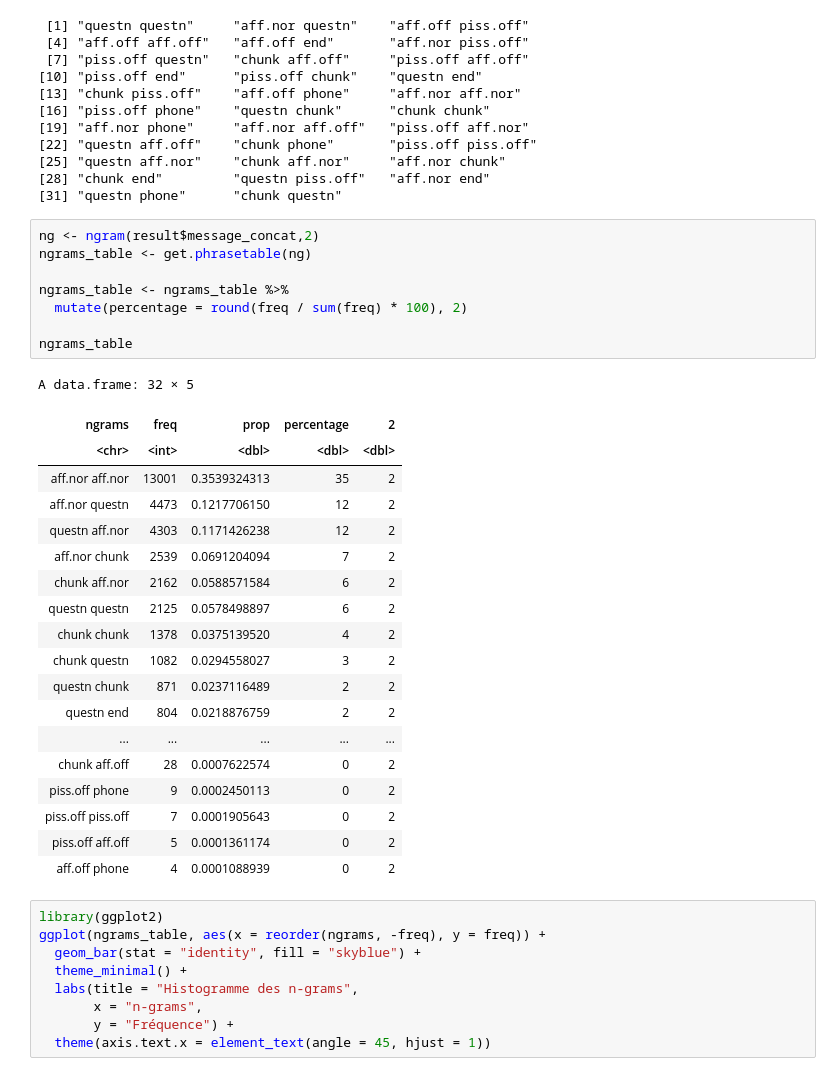
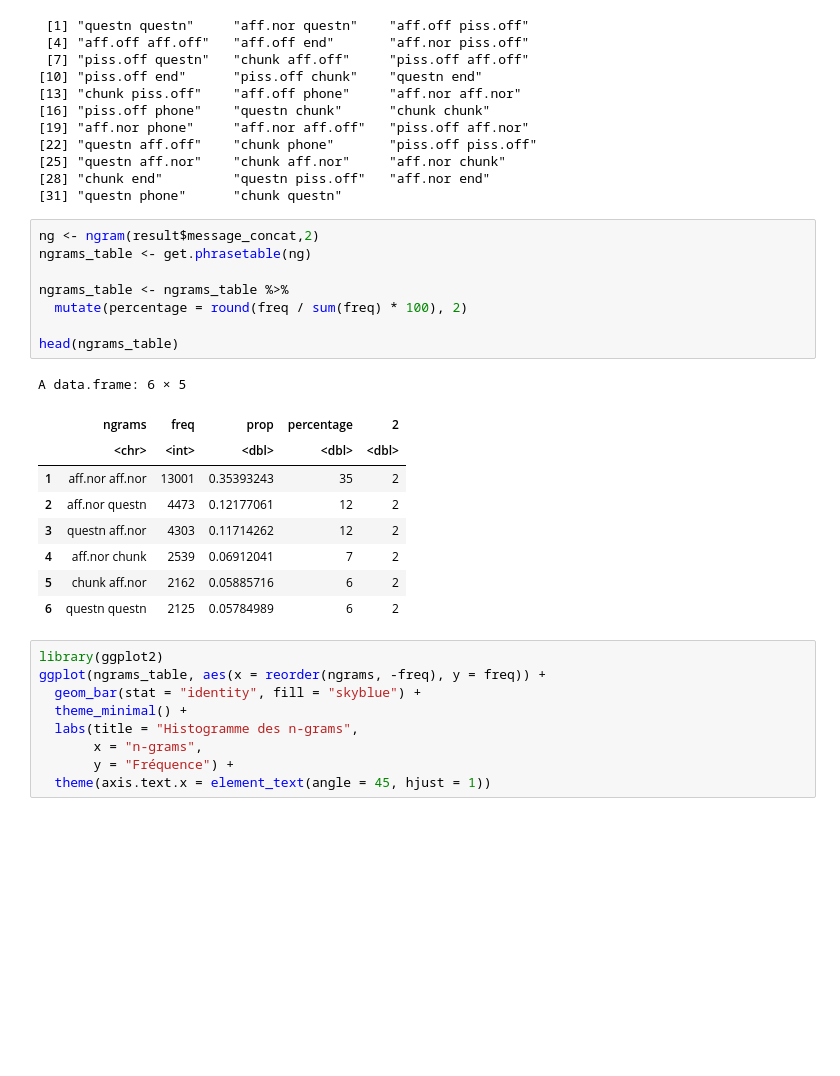
Before and after one commit to e-lprunier/Notebook_4A, a Jupyter notebook: Réduction_de_dimensionnalité_Clustering_notebook.ipynb, the cells around one changed output. Cells and saved outputs as stored; diff of their text form; blank space fills up the shorter version.

```diff
--- a/Réduction_de_dimensionnalité_Clustering_notebook.ipynb
+++ b/Réduction_de_dimensionnalité_Clustering_notebook.ipynb
@@ -1190,31 +1182,21 @@ get.ngrams(ng)
 # %%
 ng <- ngram(result$message_concat,2)
 ngrams_table <- get.phrasetable(ng)
 
 ngrams_table <- ngrams_table %>%
   mutate(percentage = round(freq / sum(freq) * 100), 2)
 
-ngrams_table
+head(ngrams_table)
 # %% [output]
-A data.frame: 32 × 5
+A data.frame: 6 × 5
-| ngrams | freq | prop | percentage | 2 |
-| <chr> | <int> | <dbl> | <dbl> | <dbl> |
-| aff.nor aff.nor | 13001 | 0.3539324313 | 35 | 2 |
-| aff.nor questn | 4473 | 0.1217706150 | 12 | 2 |
-| questn aff.nor | 4303 | 0.1171426238 | 12 | 2 |
-| aff.nor chunk | 2539 | 0.0691204094 | 7 | 2 |
-| chunk aff.nor | 2162 | 0.0588571584 | 6 | 2 |
-| questn questn | 2125 | 0.0578498897 | 6 | 2 |
-| chunk chunk | 1378 | 0.0375139520 | 4 | 2 |
-| chunk questn | 1082 | 0.0294558027 | 3 | 2 |
-| questn chunk | 871 | 0.0237116489 | 2 | 2 |
-| questn end | 804 | 0.0218876759 | 2 | 2 |
-| ... | ... | ... | ... | ... |
-| chunk aff.off | 28 | 0.0007622574 | 0 | 2 |
-| piss.off phone | 9 | 0.0002450113 | 0 | 2 |
-| piss.off piss.off | 7 | 0.0001905643 | 0 | 2 |
-| piss.off aff.off | 5 | 0.0001361174 | 0 | 2 |
-| aff.off phone | 4 | 0.0001088939 | 0 | 2 |
+|  | ngrams | freq | prop | percentage | 2 |
+|  | <chr> | <int> | <dbl> | <dbl> | <dbl> |
+| 1 | aff.nor aff.nor | 13001 | 0.35393243 | 35 | 2 |
+| 2 | aff.nor questn | 4473 | 0.12177061 | 12 | 2 |
+| 3 | questn aff.nor | 4303 | 0.11714262 | 12 | 2 |
+| 4 | aff.nor chunk | 2539 | 0.06912041 | 7 | 2 |
+| 5 | chunk aff.nor | 2162 | 0.05885716 | 6 | 2 |
+| 6 | questn questn | 2125 | 0.05784989 | 6 | 2 |
 # %%
 library(ggplot2)
 ggplot(ngrams_table, aes(x = reorder(ngrams, -freq), y = freq)) +
```
Also changed, not shown: parts of 3 cells of this notebook.
